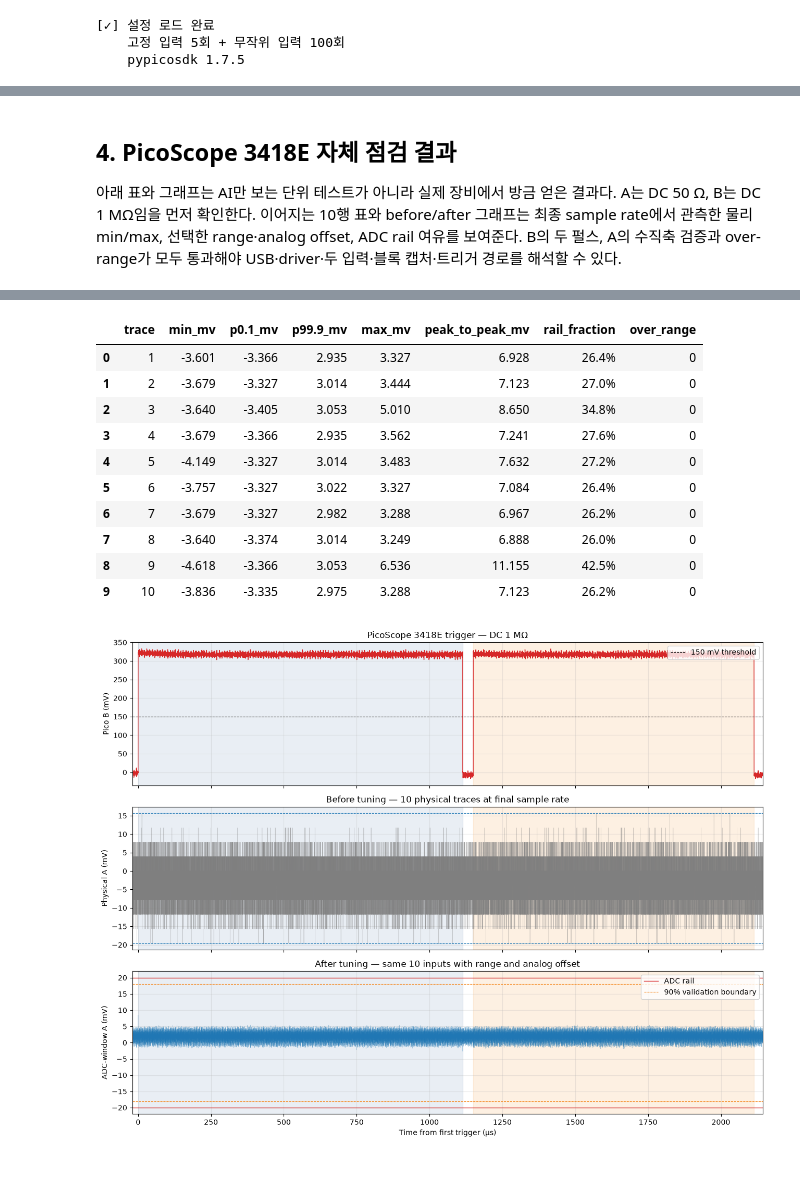
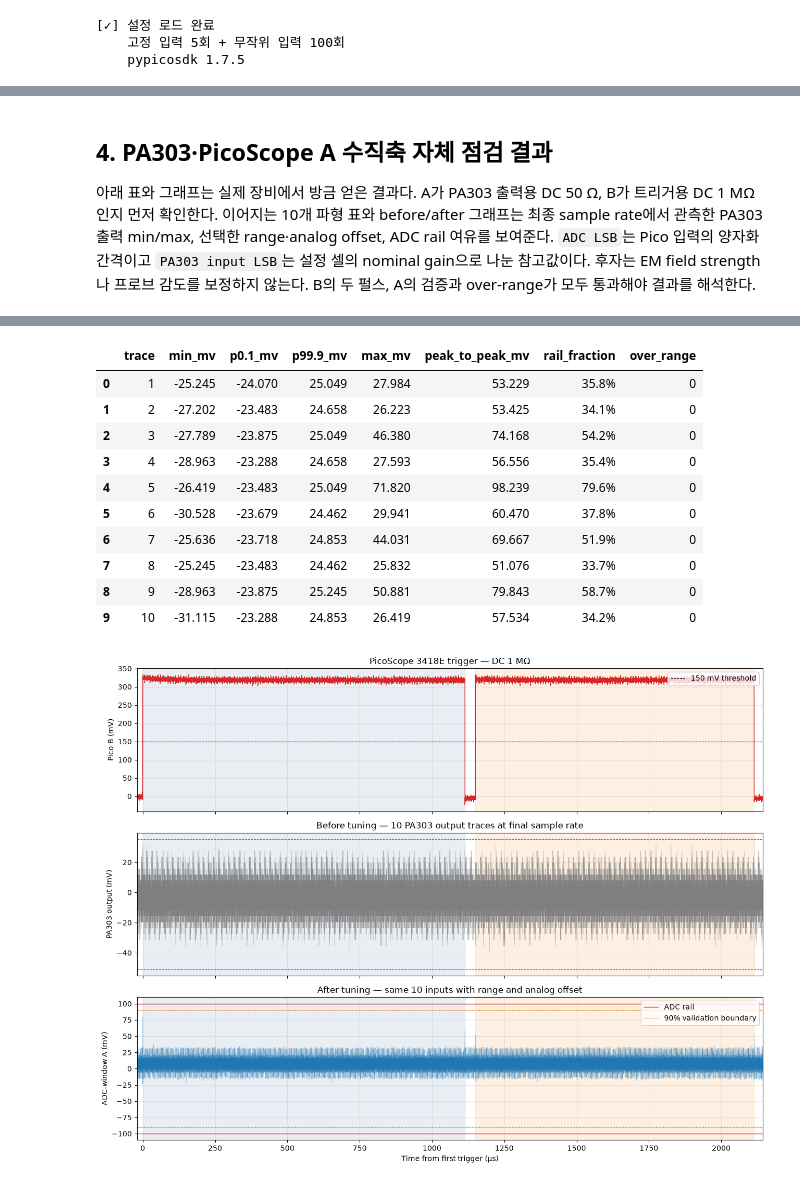
Before and after one commit to chipwhisperer-kor/chipwhisperer-kor, a Jupyter notebook: workspace/[extra] PicoScope/1.0.Wiretapping4SCA-PicoScope.ipynb, the cells around one changed output, grey strips where cells are left out. Drawn from its saved outputs; the diff is of its cells as text; code cells hidden in the pictures.

```diff
--- a/workspace/[extra] PicoScope/1.0.Wiretapping4SCA-PicoScope.ipynb
+++ b/workspace/[extra] PicoScope/1.0.Wiretapping4SCA-PicoScope.ipynb
@@ -285,19 +302,19 @@ def configure_pico_channels(pico, vertical):
     '''Pico A 측정과 B 상승 에지 트리거의 전체 front-end를 구성한다.
 
     vertical은 range enum, full scale과 analog offset을 담는다. A의 DC 50 Ω은
-    케이블 종단인 동시에 측정 대상의 실제 부하이므로 자동 fallback하지 않는다.
-    B는 GPIO trigger를 부하하지 않도록 DC 1 MΩ로 고정한다. SDK 설정 오류는
+    PA303 출력이 요구하는 종단이며 DUT를 직접 부하하지 않는다. 연결 오류를 숨기지
+    않도록 1 MΩ으로 fallback하지 않는다. B는 GPIO를 위해 DC 1 MΩ로 고정한다. SDK 설정 오류는
     그대로 전달하며 두 채널과 trigger 상태를 변경한다.
     '''
     pico.set_channel(
         channel=psdk.CHANNEL.A, range=vertical['range_enum'],
         coupling=PICO_A_COUPLING, offset=vertical['offset_v'],
-        bandwidth=PICO_BANDWIDTH, probe_scale=PICO_PROBE_SCALE,
+        bandwidth=PICO_BANDWIDTH, probe_scale=PICO_ADC_INPUT_SCALE,
     )
     pico.set_channel(
         channel=psdk.CHANNEL.B, range=PICO_B_RANGE,
         coupling=PICO_B_COUPLING, offset=0.0,
-        bandwidth=PICO_BANDWIDTH, probe_scale=PICO_PROBE_SCALE,
+        bandwidth=PICO_BANDWIDTH, probe_scale=PICO_ADC_INPUT_SCALE,
     )
     pico.set_simple_trigger(
         channel=psdk.CHANNEL.B,
@@ -352,7 +369,7 @@ def read_pico(pico, armed, a_offset_v):
 
 
 def get_pico_offset_limits(pico):
-    '''3418E model JSON에서 X1·DC 50 Ω의 range별 offset 한계를 반환한다.
+    '''3418E model JSON에서 SDK X1 입력 범위·DC 50 Ω의 range별 offset 한계를 반환한다.
 
     반환값은 {full_scale_mv: (minimum_v, maximum_v)}다. 모델 정보가 없거나
     pypicosdk가 표현하는 범위와 일치하지 않으면 추측하지 않고 실패한다.
@@ -388,7 +405,7 @@ def get_pico_offset_limits(pico):
 
 
 def choose_pico_vertical(records, offset_limits, minimum_full_scale_mv=0):
-    '''전체 물리 min/max에 10% rail 여유를 주는 최소 range·offset을 고른다.
+    '''PA303 출력 min/max에 10% rail 여유를 주는 최소 range·offset을 고른다.
 
     각 후보에서 관측 envelope의 중심을 0 V로 옮기되 장비 offset 한계로
     clamp한다. 어떤 후보도 맞지 않으면 RuntimeError를 발생시키며 입력 기록과
@@ -413,7 +430,9 @@ def choose_pico_vertical(records, offset_limits, minimum_full_scale_mv=0):
                 'offset_v': offset_v,
                 'coupling': 'DC 50 Ω',
                 'bandwidth': 'FULL',
-                'probe_scale': PICO_PROBE_SCALE,
+                'probe_scale': PICO_ADC_INPUT_SCALE,
+                'signal_path': 'EM probe → LANGER PA303 → PicoScope A',
+                'pa303_gain_db': PA303_GAIN_DB,
                 'selection_min_mv': global_min_mv,
                 'selection_max_mv': global_max_mv,
                 'selection_rail_fraction': rail_fraction,
@@ -425,7 +444,7 @@ def choose_pico_vertical(records, offset_limits, minimum_full_scale_mv=0):
 
 
 def summarize_pico_vertical(records, vertical):
-    '''10개 파형의 물리/ADC-window 수직 통계를 사용자 표시용으로 반환한다.'''
+    '''10개 PA303 출력/ADC-window 수직 통계를 사용자 표시용으로 반환한다.'''
     trace_rows = []
     for index, record in enumerate(records):
         physical = record['a_mv']
@@ -462,6 +481,14 @@ def summarize_pico_vertical(records, vertical):
         'rail_fraction': rail_fraction,
         'headroom': 1.0 - rail_fraction,
         'effective_levels': utilization * (2 ** resolution_bits - 1),
+        'adc_lsb_uv': (
+            2.0 * vertical['full_scale_mv'] * 1_000.0
+            / (2 ** resolution_bits - 1)
+        ),
+        'pa303_input_lsb_uv': (
+            2.0 * vertical['full_scale_mv'] * 1_000.0
+            / (2 ** resolution_bits - 1) / PA303_VOLTAGE_GAIN
+        ),
         'over_range_count': int(per_trace['over_range'].sum()),
     }
 
@@ -983,11 +1061,12 @@ scope.trace.capture.trigger_source       changed from trace trigger, rule #0
 # %% [markdown]
-## 4. PicoScope 3418E 자체 점검 결과
+## 4. PA303·PicoScope A 수직축 자체 점검 결과
 
-아래 표와 그래프는 AI만 보는 단위 테스트가 아니라 실제 장비에서 방금 얻은 결과다.
-A는 DC 50 Ω, B는 DC 1 MΩ임을 먼저 확인한다. 이어지는 10행 표와 before/after
-그래프는 최종 sample rate에서 관측한 물리 min/max, 선택한 range·analog offset,
-ADC rail 여유를 보여준다. B의 두 펄스, A의 수직축 검증과 over-range가 모두
-통과해야 USB·driver·두 입력·블록 캡처·트리거 경로를 해석할 수 있다.
+아래 표와 그래프는 실제 장비에서 방금 얻은 결과다. A가 PA303 출력용 DC 50 Ω,
+B가 트리거용 DC 1 MΩ인지 먼저 확인한다. 이어지는 10개 파형 표와 before/after 그래프는
+최종 sample rate에서 관측한 PA303 출력 min/max, 선택한 range·analog offset,
+ADC rail 여유를 보여준다. `ADC LSB`는 Pico 입력의 양자화 간격이고 `PA303 input LSB`는
+설정 셀의 nominal gain으로 나눈 참고값이다. 후자는 EM field strength나 프로브 감도를
+보정하지 않는다. B의 두 펄스, A의 검증과 over-range가 모두 통과해야 결과를 해석한다.
 # %%
 calibration = EXPERIMENT['calibration']
 vertical = EXPERIMENT['pico_vertical']
@@ -998,6 +1077,8 @@ status_table = pd.DataFrame(
     [
         ('PicoScope model', EXPERIMENT['identity'].iloc[2]['장비'], 'PASS'),
         ('Pico resolution', PICO_RESOLUTION, 'PASS'),
+        ('Channel A signal path', vertical['signal_path'], 'PASS'),
+        ('PA303 nominal gain', f'{PA303_GAIN_DB:g} dB', 'PASS'),
         ('Channel A coupling', 'DC 50 Ω', 'PASS'),
         ('Channel B coupling', 'DC 1 MΩ', 'PASS'),
         ('Channel A range', f"±{vertical['full_scale_mv']:g} mV", 'PASS'),
@@ -1015,6 +1096,10 @@ status_table = pd.DataFrame(
          f"{validation_summary['headroom']:.1%}", 'PASS'),
         ('Estimated effective ADC levels',
          f"{validation_summary['effective_levels']:.1f}", 'PASS'),
+        ('ADC LSB at PA303 output',
+         f"{validation_summary['adc_lsb_uv']:.3f} µV", 'PASS'),
+        ('Nominal PA303 input-referred LSB',
+         f"{validation_summary['pa303_input_lsb_uv']:.3f} µV", 'PASS'),
         ('Preflight over-range',
          str(validation_summary['over_range_count']), 'PASS'),
         ('Formal maximum rail occupancy',
@@ -1048,8 +1133,8 @@ for record in preflight['discovery']:
     axes[1].plot(record['time_us'], record['a_mv'], color='#7f7f7f', alpha=0.35, lw=0.5)
 axes[1].axhline(preflight['discovery_summary']['global_min_mv'], color='#1f77b4', ls='--', lw=0.8)
 axes[1].axhline(preflight['discovery_summary']['global_max_mv'], color='#1f77b4', ls='--', lw=0.8)
-axes[1].set_ylabel('Physical A (mV)')
-axes[1].set_title('Before tuning — 10 physical traces at final sample rate')
+axes[1].set_ylabel('PA303 output (mV)')
+axes[1].set_title('Before tuning — 10 PA303 output traces at final sample rate')
 for record in preflight['validation']:
     axes[2].plot(record['time_us'], record['a_adc_window_mv'], color='#1f77b4', alpha=0.35, lw=0.5)
 for sign in (-1, 1):
@@ -1091,13 +1175,13 @@ plt.show()
 |  | trace | min_mv | p0.1_mv | p99.9_mv | max_mv | peak_to_peak_mv | rail_fraction | over_range |
-| 0 | 1 | -3.601 | -3.366 | 2.935 | 3.327 | 6.928 | 26.4% | 0 |
-| 1 | 2 | -3.679 | -3.327 | 3.014 | 3.444 | 7.123 | 27.0% | 0 |
-| 2 | 3 | -3.640 | -3.405 | 3.053 | 5.010 | 8.650 | 34.8% | 0 |
-| 3 | 4 | -3.679 | -3.366 | 2.935 | 3.562 | 7.241 | 27.6% | 0 |
-| 4 | 5 | -4.149 | -3.327 | 3.014 | 3.483 | 7.632 | 27.2% | 0 |
-| 5 | 6 | -3.757 | -3.327 | 3.022 | 3.327 | 7.084 | 26.4% | 0 |
-| 6 | 7 | -3.679 | -3.327 | 2.982 | 3.288 | 6.967 | 26.2% | 0 |
-| 7 | 8 | -3.640 | -3.374 | 3.014 | 3.249 | 6.888 | 26.0% | 0 |
-| 8 | 9 | -4.618 | -3.366 | 3.053 | 6.536 | 11.155 | 42.5% | 0 |
-| 9 | 10 | -3.836 | -3.335 | 2.975 | 3.288 | 7.123 | 26.2% | 0 |
+| 0 | 1 | -25.245 | -24.070 | 25.049 | 27.984 | 53.229 | 35.8% | 0 |
+| 1 | 2 | -27.202 | -23.483 | 24.658 | 26.223 | 53.425 | 34.1% | 0 |
+| 2 | 3 | -27.789 | -23.875 | 25.049 | 46.380 | 74.168 | 54.2% | 0 |
+| 3 | 4 | -28.963 | -23.288 | 24.658 | 27.593 | 56.556 | 35.4% | 0 |
+| 4 | 5 | -26.419 | -23.483 | 25.049 | 71.820 | 98.239 | 79.6% | 0 |
+| 5 | 6 | -30.528 | -23.679 | 24.462 | 29.941 | 60.470 | 37.8% | 0 |
+| 6 | 7 | -25.636 | -23.718 | 24.853 | 44.031 | 69.667 | 51.9% | 0 |
+| 7 | 8 | -25.245 | -23.483 | 24.462 | 25.832 | 51.076 | 33.7% | 0 |
+| 8 | 9 | -28.963 | -23.875 | 25.245 | 50.881 | 79.843 | 58.7% | 0 |
+| 9 | 10 | -31.115 | -23.288 | 24.853 | 26.419 | 57.534 | 34.2% | 0 |
-[figure, old version]
+[figure, new version]
 # %% [markdown]
```
Also changed, not shown: parts of 15 cells of this notebook, 6 other files.
